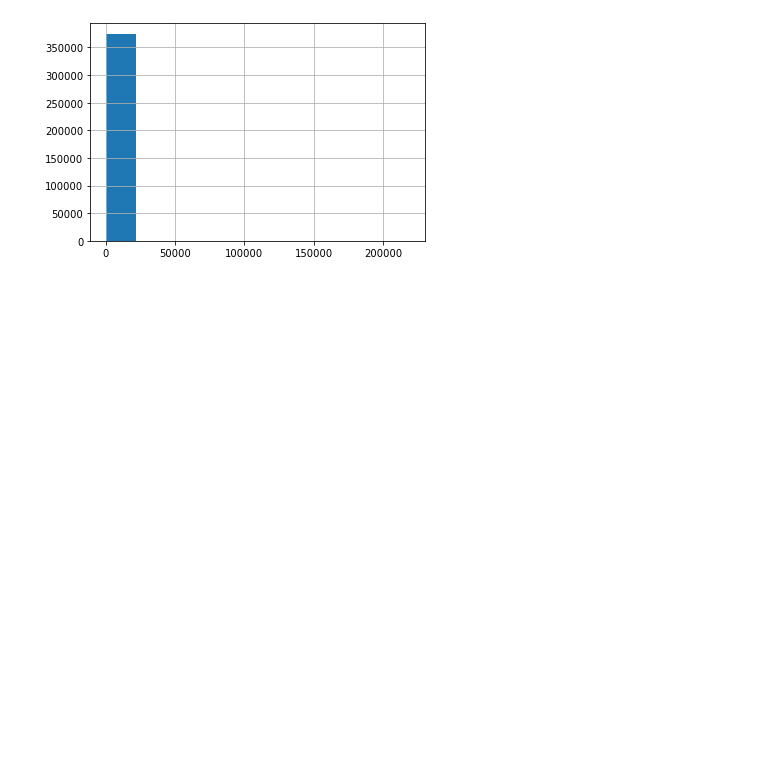
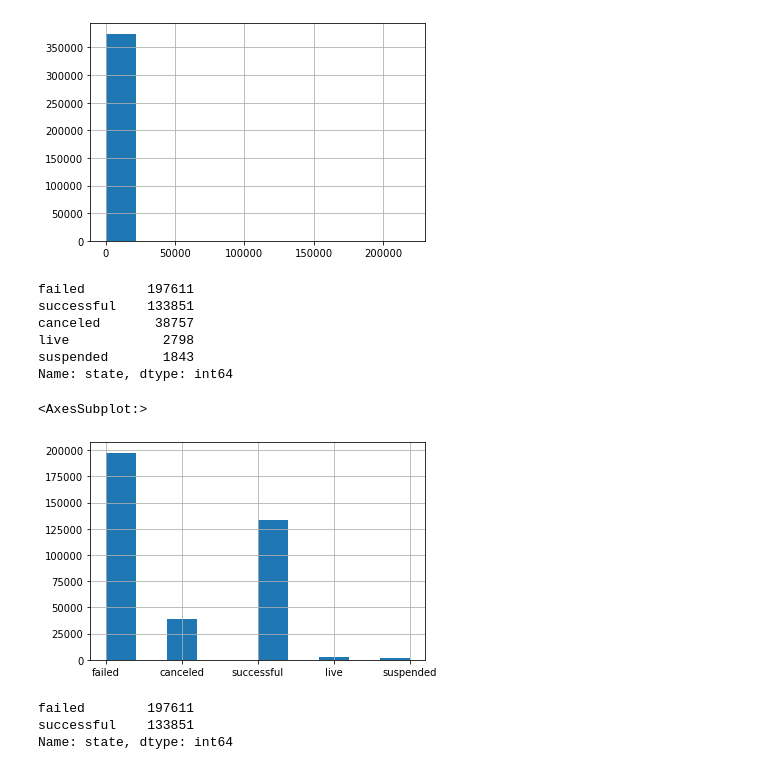
Before and after one commit to ljackson707/kick_starter_project, a Jupyter notebook: kickstarter_project.ipynb, the cells around one changed output. Saved outputs shown, nothing was run; the diff lists cells and outputs as text; code cells hidden in the pictures; blank space fills up the shorter version.

```diff
--- a/kickstarter_project.ipynb
+++ b/kickstarter_project.ipynb
@@ -237,7 +240,7 @@ Data columns (total 15 columns):
 dtypes: float64(5), int64(2), object(8)
 memory usage: 45.8+ MB
 # %%
-df = df.drop(columns = ['pledged', 'usd pledged'])
+df = df.drop(columns = ['pledged', 'usd pledged', 'goal'])
 # %%
 df.info()
 # %% [output]
@@ -271,3 +273,17 @@ df.backers.hist()
 # %% [output]
 <AxesSubplot:>
 [figure]
+# %%
+df.state.value_counts()
+# %% [output]
+failed        197611
+successful    133851
+canceled       38757
+live            2798
+suspended       1843
+Name: state, dtype: int64
+# %%
+df.state.hist()
+# %% [output]
+<AxesSubplot:>
+[figure, added]
@@ -273,0 +294,6 @@ df.backers.hist()
+# %%
+df.state.value_counts()
+# %% [output]
+failed        197611
+successful    133851
+Name: state, dtype: int64
```
Also changed, not shown: parts of 16 cells of this notebook, 4 other files.
